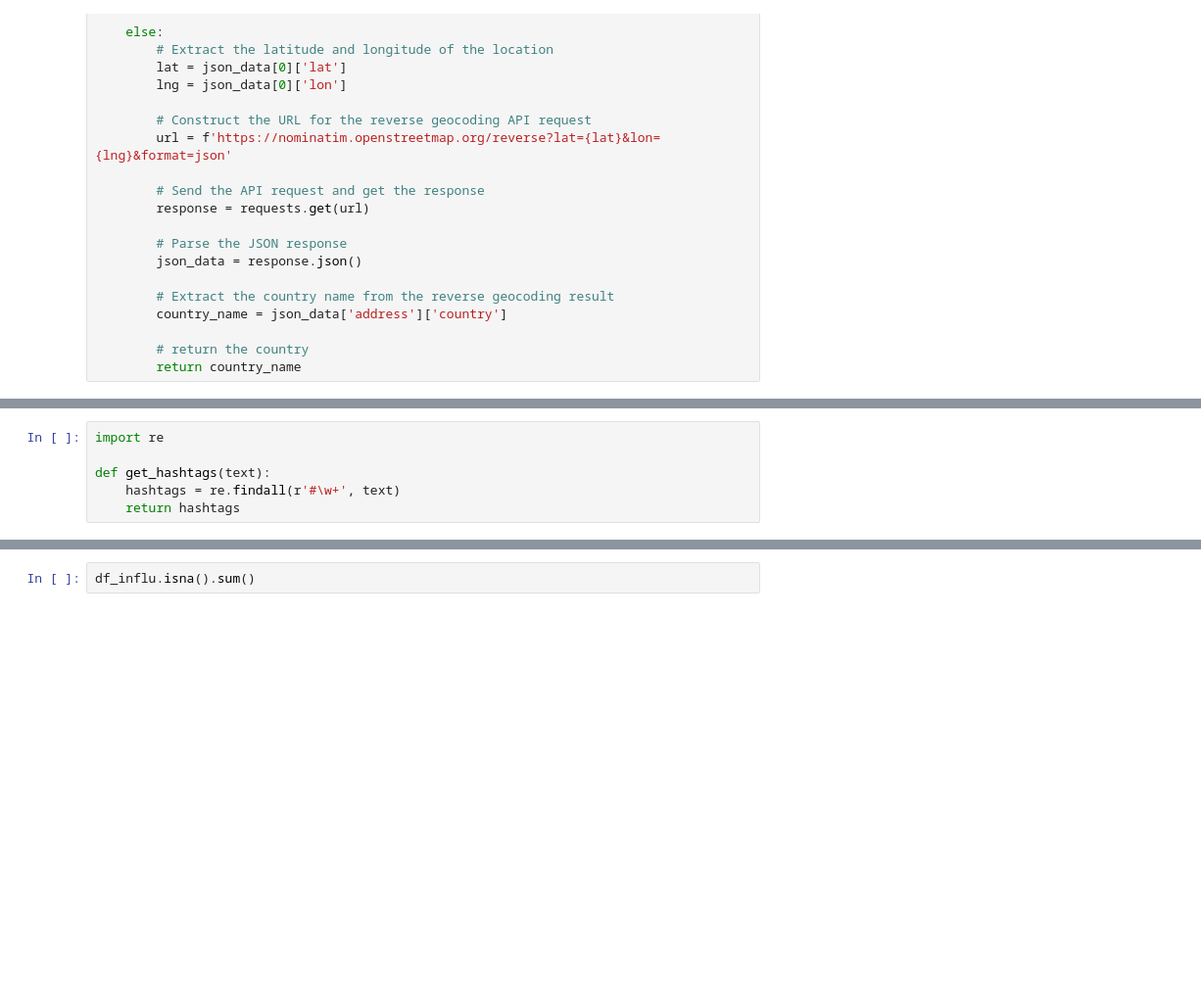
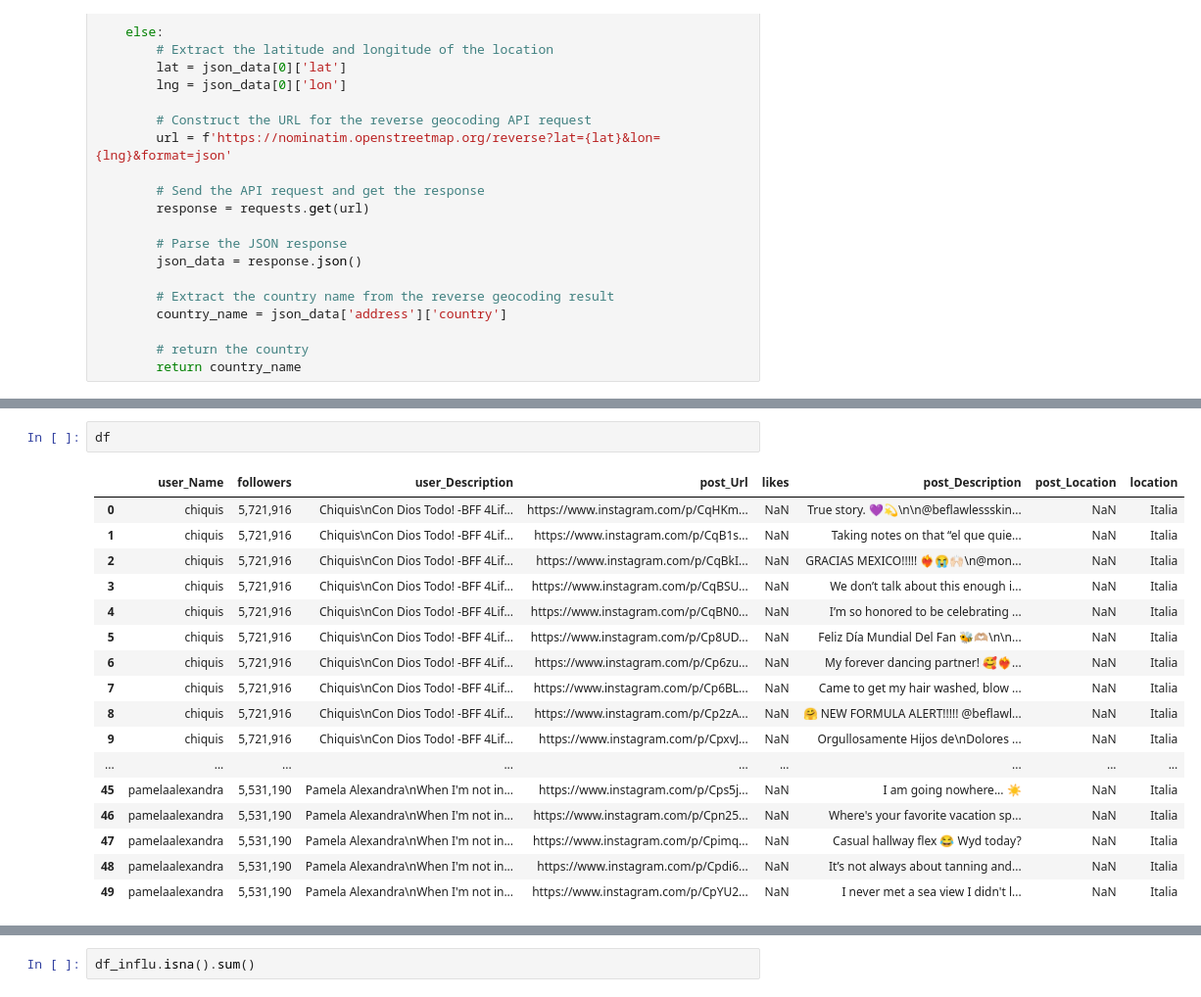
Before and after one commit to Ingernieros-del-IE/influence_marketing, a Jupyter notebook: data_preparation copy.ipynb, the cells around one changed output, grey strips where cells are left out. Shown: that part at 98% size. Cells and saved outputs as stored; diff of their text form; blank space fills up the shorter version.

```diff
--- a/data_preparation copy.ipynb
+++ b/data_preparation copy.ipynb
@@ -77,6 +81,20 @@ df['location'] = loc
-# %%
-import re
-
-def get_hashtags(text):
-    hashtags = re.findall(r'#\w+', text)
-    return hashtags
+# %%
+df
+# %% [output]
+|  | user_Name | followers | user_Description | post_Url | likes | post_Description | post_Location | location |
+| 0 | chiquis | 5,721,916 | Chiquis\nCon Dios Todo! -BFF 4Lif... | https://www.instagram.com/p/CqHKm... | NaN | True story. 💜💫\n\n@beflawlessskin... | NaN | Italia |
+| 1 | chiquis | 5,721,916 | Chiquis\nCon Dios Todo! -BFF 4Lif... | https://www.instagram.com/p/CqB1s... | NaN | Taking notes on that “el que quie... | NaN | Italia |
+| 2 | chiquis | 5,721,916 | Chiquis\nCon Dios Todo! -BFF 4Lif... | https://www.instagram.com/p/CqBkI... | NaN | GRACIAS MEXICO!!!!! ❤️‍🔥😭🙌🏻\n@mon... | NaN | Italia |
+| 3 | chiquis | 5,721,916 | Chiquis\nCon Dios Todo! -BFF 4Lif... | https://www.instagram.com/p/CqBSU... | NaN | We don’t talk about this enough i... | NaN | Italia |
+| 4 | chiquis | 5,721,916 | Chiquis\nCon Dios Todo! -BFF 4Lif... | https://www.instagram.com/p/CqBN0... | NaN | I’m so honored to be celebrating ... | NaN | Italia |
+| 5 | chiquis | 5,721,916 | Chiquis\nCon Dios Todo! -BFF 4Lif... | https://www.instagram.com/p/Cp8UD... | NaN | Feliz Día Mundial Del Fan 🐝🫶🏼\n\n... | NaN | Italia |
+| 6 | chiquis | 5,721,916 | Chiquis\nCon Dios Todo! -BFF 4Lif... | https://www.instagram.com/p/Cp6zu... | NaN | My forever dancing partner! 🥰❤️‍🔥... | NaN | Italia |
+| 7 | chiquis | 5,721,916 | Chiquis\nCon Dios Todo! -BFF 4Lif... | https://www.instagram.com/p/Cp6BL... | NaN | Came to get my hair washed, blow ... | NaN | Italia |
+| 8 | chiquis | 5,721,916 | Chiquis\nCon Dios Todo! -BFF 4Lif... | https://www.instagram.com/p/Cp2zA... | NaN | 🤗 NEW FORMULA ALERT!!!!! @beflawl... | NaN | Italia |
+| 9 | chiquis | 5,721,916 | Chiquis\nCon Dios Todo! -BFF 4Lif... | https://www.instagram.com/p/CpxvJ... | NaN | Orgullosamente Hijos de\nDolores ... | NaN | Italia |
+| ... | ... | ... | ... | ... | ... | ... | ... | ... |
+| 45 | pamelaalexandra | 5,531,190 | Pamela Alexandra\nWhen I'm not in... | https://www.instagram.com/p/Cps5j... | NaN | I am going nowhere... ☀️ | NaN | Italia |
+| 46 | pamelaalexandra | 5,531,190 | Pamela Alexandra\nWhen I'm not in... | https://www.instagram.com/p/Cpn25... | NaN | Where's your favorite vacation sp... | NaN | Italia |
+| 47 | pamelaalexandra | 5,531,190 | Pamela Alexandra\nWhen I'm not in... | https://www.instagram.com/p/Cpimq... | NaN | Casual hallway flex 😂 Wyd today? | NaN | Italia |
+| 48 | pamelaalexandra | 5,531,190 | Pamela Alexandra\nWhen I'm not in... | https://www.instagram.com/p/Cpdi6... | NaN | It’s not always about tanning and... | NaN | Italia |
+| 49 | pamelaalexandra | 5,531,190 | Pamela Alexandra\nWhen I'm not in... | https://www.instagram.com/p/CpYU2... | NaN | I never met a sea view I didn't l... | NaN | Italia |
```
Also changed, not shown: parts of 6 cells of this notebook, 3 other files.
